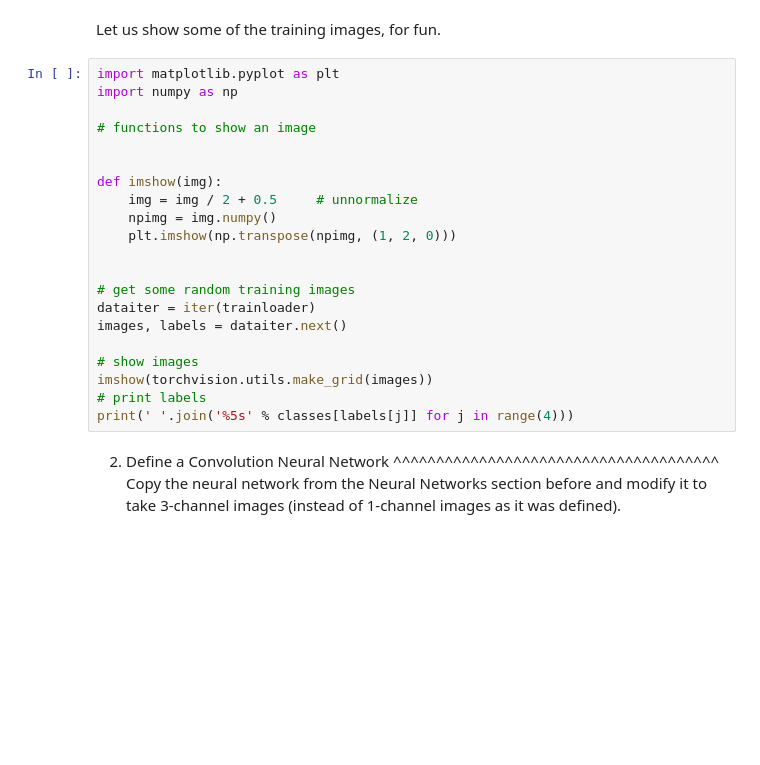
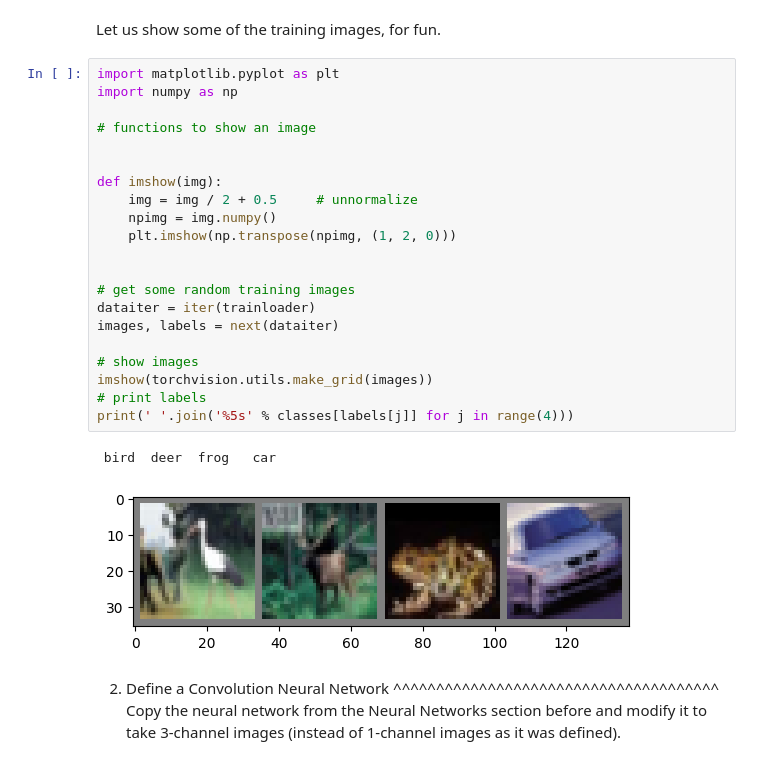
Before and after one commit to Lucamoha/Google_Colab, a Jupyter notebook: _downloads/cifar10_tutorial.ipynb, the cells around one changed output. Saved outputs shown, nothing was run; the diff lists cells and outputs as text; blank space fills up the shorter version.

```diff
--- a/_downloads/cifar10_tutorial.ipynb
+++ b/_downloads/cifar10_tutorial.ipynb
@@ -87,24 +87,27 @@ Let us show some of the training images, for fun.
 # %%
 import matplotlib.pyplot as plt
 import numpy as np
 
 # functions to show an image
 
 
 def imshow(img):
     img = img / 2 + 0.5     # unnormalize
     npimg = img.numpy()
     plt.imshow(np.transpose(npimg, (1, 2, 0)))
 
 
 # get some random training images
 dataiter = iter(trainloader)
-images, labels = dataiter.next()
+images, labels = next(dataiter)
 
 # show images
 imshow(torchvision.utils.make_grid(images))
 # print labels
 print(' '.join('%5s' % classes[labels[j]] for j in range(4)))
+# %% [output]
+ bird  deer  frog   car
+[figure, added]
 # %% [markdown]
 2. Define a Convolution Neural Network
 ^^^^^^^^^^^^^^^^^^^^^^^^^^^^^^^^^^^^^^
```
Also changed, not shown: parts of 8 cells of this notebook.
